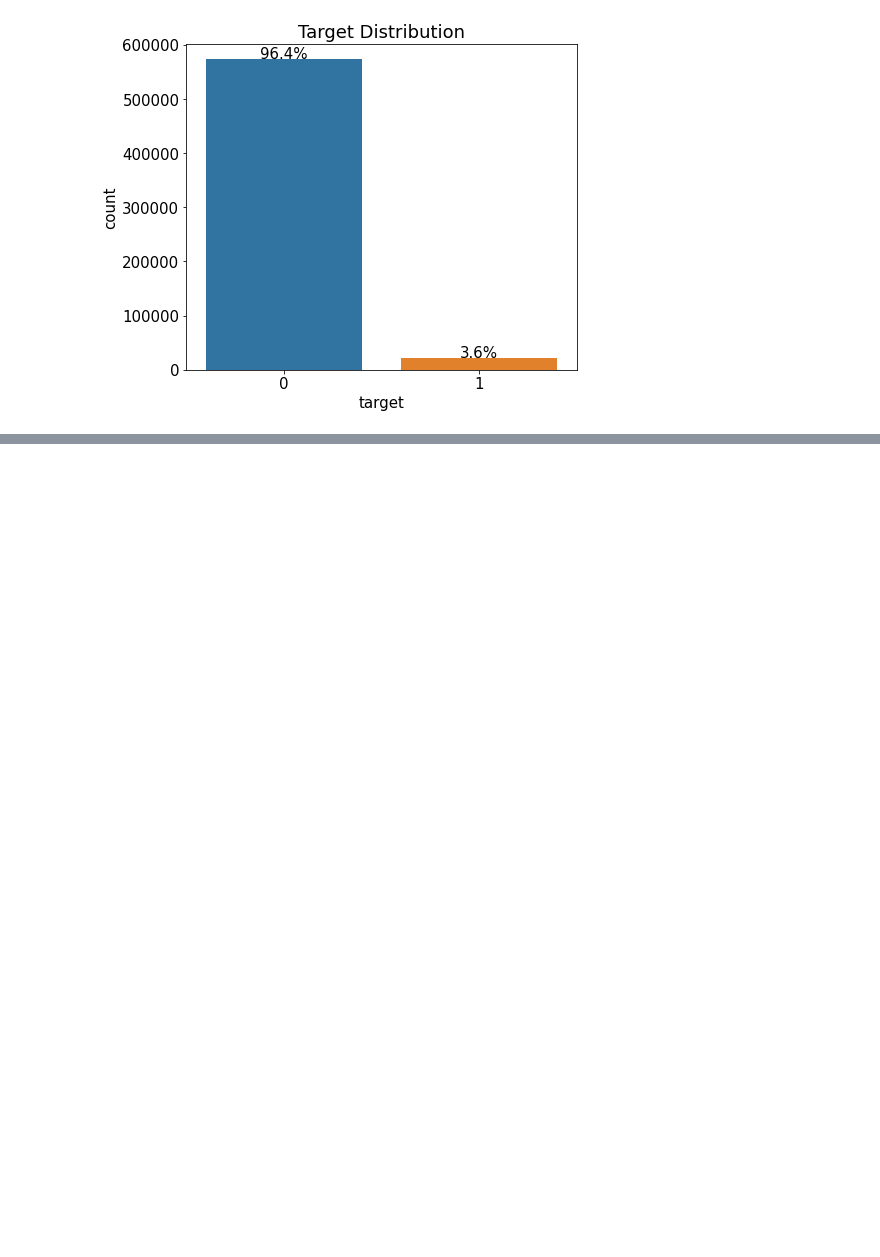
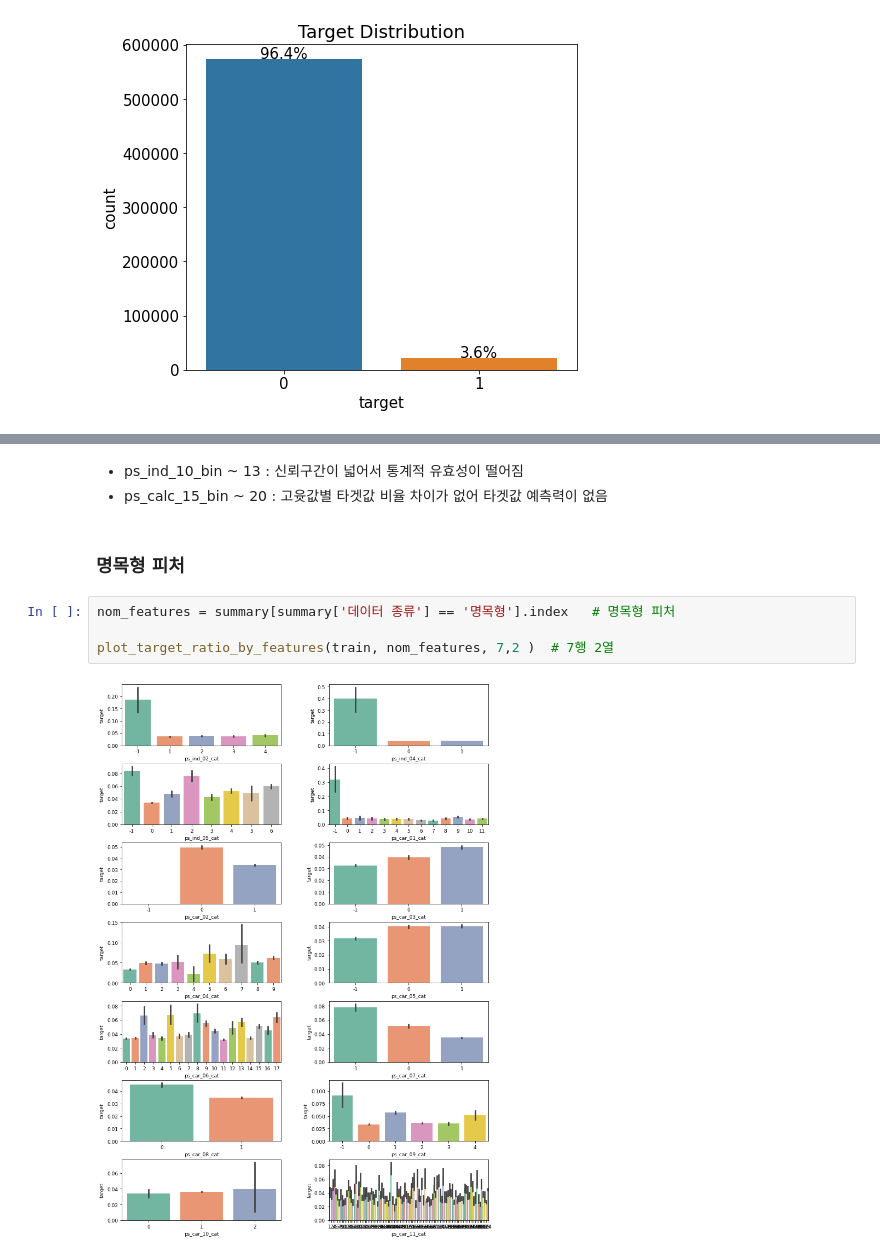
Before and after one commit to DrunkJin/Kaggle, a Jupyter notebook: safedriver-data-musthave-ch08.ipynb, the cells around one changed output, grey strips where cells are left out. Drawn from its saved outputs; the diff is of its cells as text; blank space fills up the shorter version.

```diff
--- a/safedriver-data-musthave-ch08.ipynb
+++ b/safedriver-data-musthave-ch08.ipynb
@@ -171,0 +193,11 @@ ax.set_title('Target Distribution');
+# %% [markdown]
+* ps_ind_10_bin ~ 13 : 신뢰구간이 넓어서 통계적 유효성이 떨어짐
+* ps_calc_15_bin ~ 20 : 고윳값별 타겟값 비율 차이가 없어 타겟값 예측력이 없음
+# %% [markdown]
+### 명목형 피처
+# %%
+nom_features = summary[summary['데이터 종류'] == '명목형'].index   # 명목형 피처
+
+plot_target_ratio_by_features(train, nom_features, 7,2 )  # 7행 2열
+# %% [output]
+[figure, added]
```
Also changed, not shown: parts of 7 cells of this notebook.
